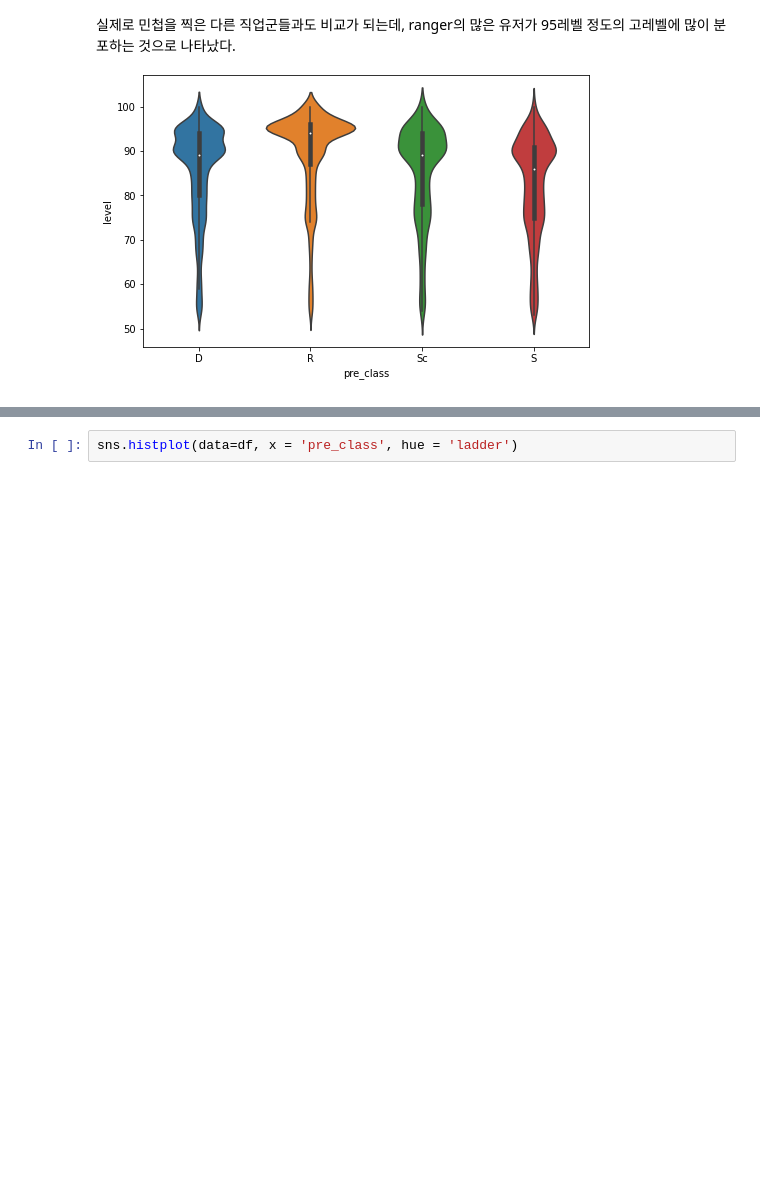
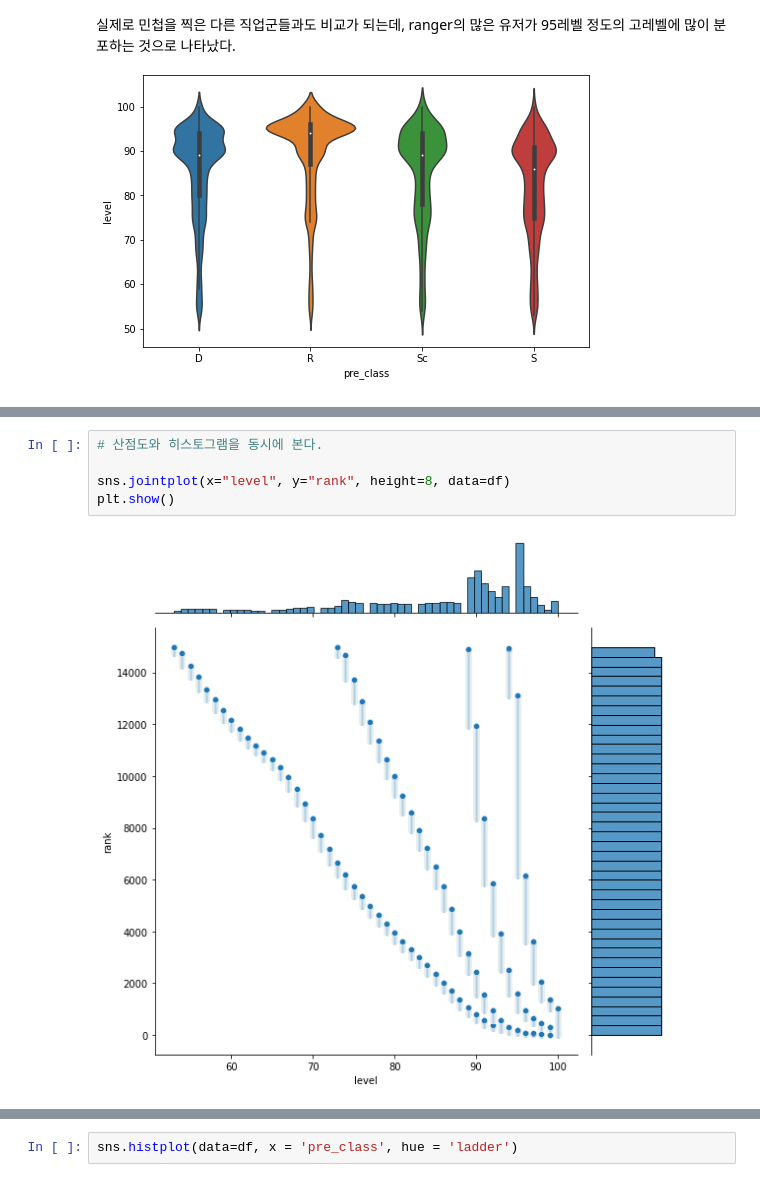
Before and after one commit to Angela-Park-JE/TIL_ver1, a Jupyter notebook: ToyPJT-POE_user/poe_stats_4_EDA_byclass.ipynb, the cells around one changed output, grey strips where cells are left out. Saved outputs shown, nothing was run; the diff lists cells and outputs as text; blank space fills up the shorter version.

```diff
--- a/ToyPJT-POE_user/poe_stats_4_EDA_byclass.ipynb
+++ b/ToyPJT-POE_user/poe_stats_4_EDA_byclass.ipynb
@@ -511,0 +528,7 @@ sns.violinplot(data = df[df['stat_Int'] == 1], x = 'pre_class', y = 'level')
+# %%
+# 산점도와 히스토그램을 동시에 본다.
+
+sns.jointplot(x="level", y="rank", height=8, data=df)
+plt.show()
+# %% [output]
+[figure, added]
```
Also changed, not shown: parts of 79 cells of this notebook.
